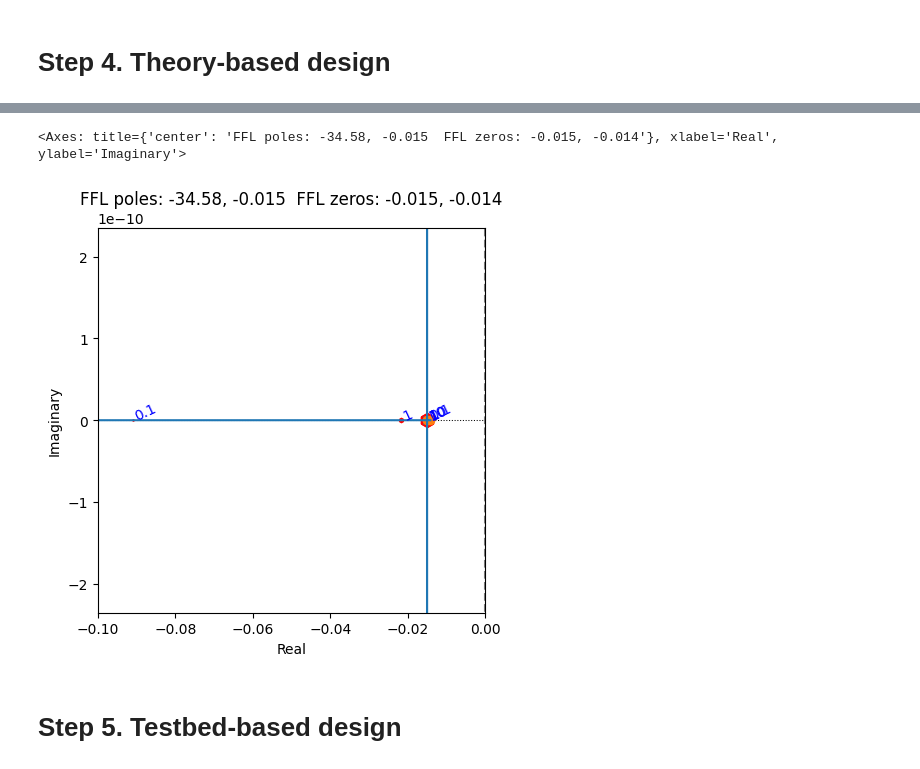
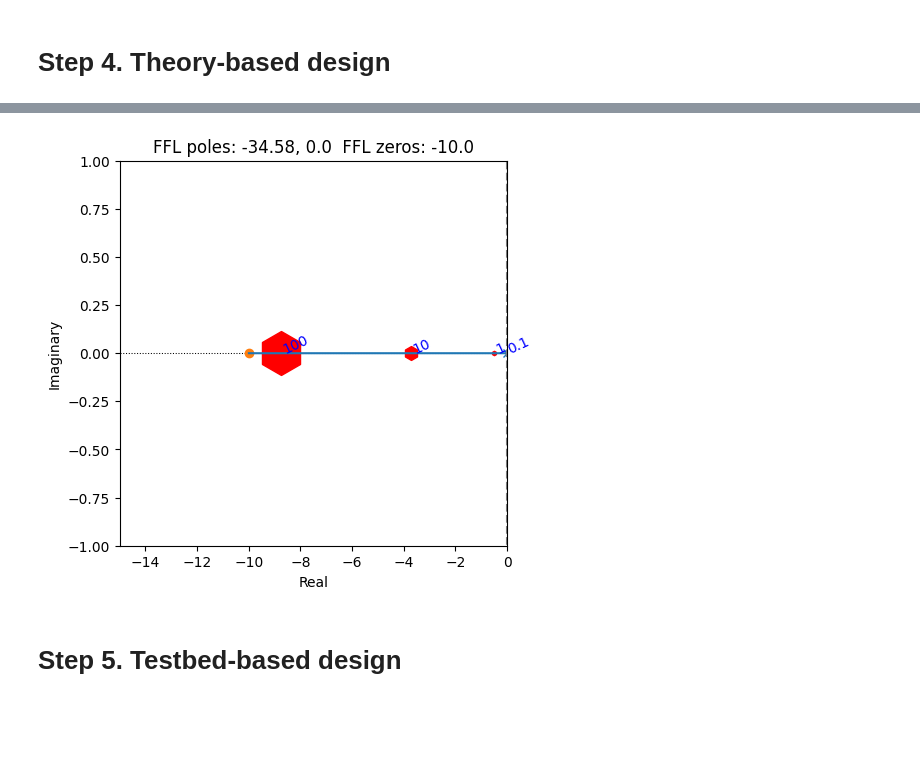
Before and after one commit to ModelEngineering/controlSBML, a Jupyter notebook: examples/control_metformin.ipynb, the cells around one changed output, grey strips where cells are left out. Saved outputs shown, nothing was run; the diff lists cells and outputs as text; code cells hidden in the pictures; blank space fills up the shorter version.

```diff
--- a/examples/control_metformin.ipynb
+++ b/examples/control_metformin.ipynb
@@ -242,0 +240,3 @@ plotRootLocusWithGains(TRANSFER_FUNCTION, [0.1, 1, 10], markersize_multiplier=1,
+# %%
+REVISED_TRANSFER_FUNCTION = control.zpk([], [-34.58], TRANSFER_FUNCTION.dcgain())
+REVISED_TRANSFER_FUNCTION
@@ -243,12 +249,9 @@ plotRootLocusWithGains(TRANSFER_FUNCTION, [0.1, 1, 10], markersize_multiplier=1,
 # %%
-rDP = 1/0.0150299119
-controller_tf = control.TransferFunction([rDP, 1], [1])
-plotRootLocusWithGains(TRANSFER_FUNCTION*controller_tf, [0.1, 1, 10],
-    markersize_multiplier=10,
-    xlim=[-0.1, 0])
+rIP = 10
+controller_tf = control.TransferFunction([1, rIP], [1, 0])
+_ = plotRootLocusWithGains(REVISED_TRANSFER_FUNCTION*controller_tf, [0.1, 1, 10, 100], markersize_multiplier=10, xlim=[-15, 0])
 # %% [output]
-<Axes: title={'center': 'FFL poles: -34.58, -0.015  FFL zeros: -0.015, -0.014'}, xlabel='Real', ylabel='Imaginary'>
-[figure, old version]
+[figure, new version]
 # %% [markdown]
 # Step 5. Testbed-based design
 # %%
```
Also changed, not shown: parts of 11 cells of this notebook.
